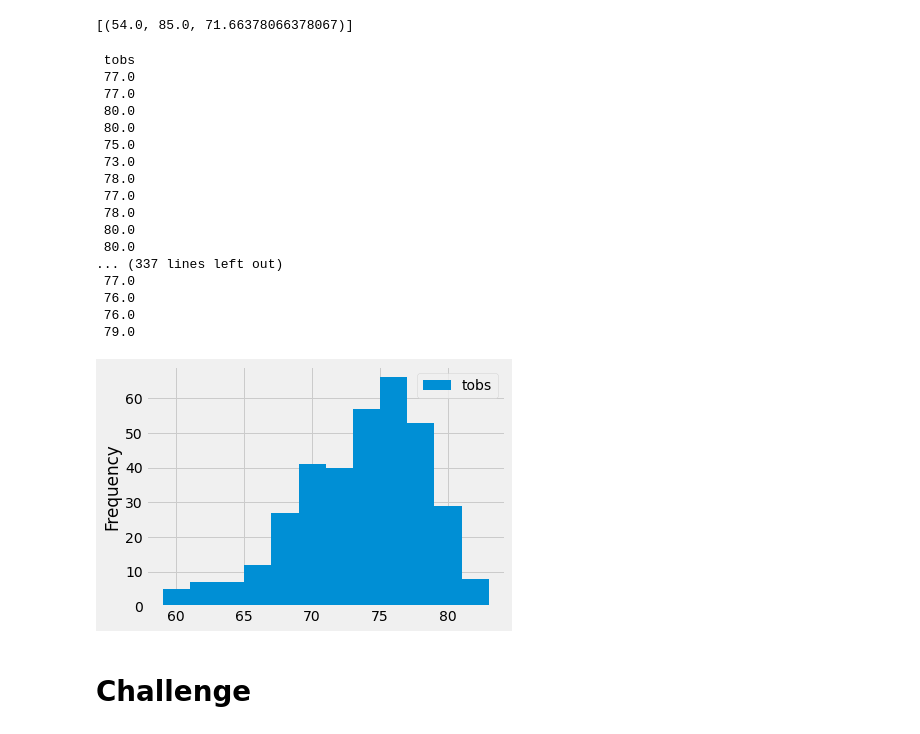
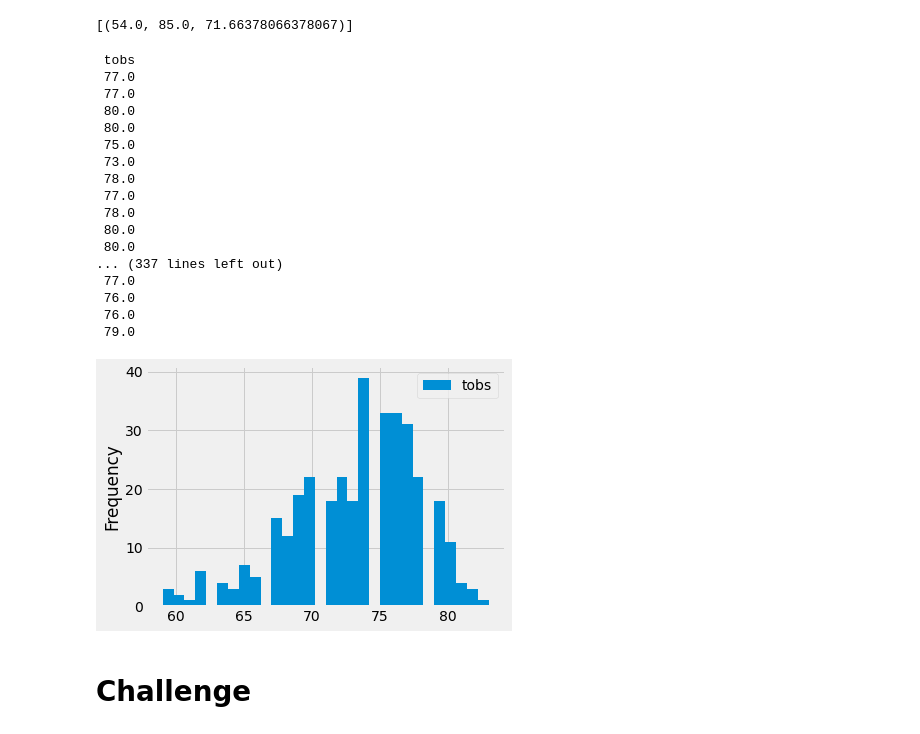
Before and after one commit to mearsdj/surfs_up, a Jupyter notebook: climate_analysis.ipynb, the cells around one changed output. Drawn from its saved outputs; the diff is of its cells as text; code cells hidden in the pictures.

```diff
--- a/climate_analysis.ipynb
+++ b/climate_analysis.ipynb
@@ -118,33 +118,33 @@ session.query(func.min(Measurement.tobs), func.max(Measurement.tobs),func.avg(Me
 # %%
 # Choose the station with the highest number of temperature observations.
 # Query the last 12 months of temperature observation data for this station and plot the results as a histogram
 results = session.query(Measurement.tobs).\
     filter(Measurement.station == 'USC00519281').\
     filter(Measurement.date >= prev_year).all()
 #print(results)
 df = pd.DataFrame(results, columns=['tobs'])
 print(df.to_string(index=False))
-df.plot.hist(bins=12)
+df.plot.hist(bins=30)
 plt.tight_layout()
 # %% [output]
  tobs
  77.0
  77.0
  80.0
  80.0
  75.0
  73.0
  78.0
  77.0
  78.0
  80.0
  80.0
 ... (337 lines left out)
  77.0
  76.0
  76.0
  79.0
-[figure, old version]
+[figure, new version]
 # %%
 # Write a function called `calc_temps` that will accept start date and end date in the format '%Y-%m-%d'
 # and return the minimum, average, and maximum temperatures for that range of dates
```
Also changed, not shown: 1 other file.
